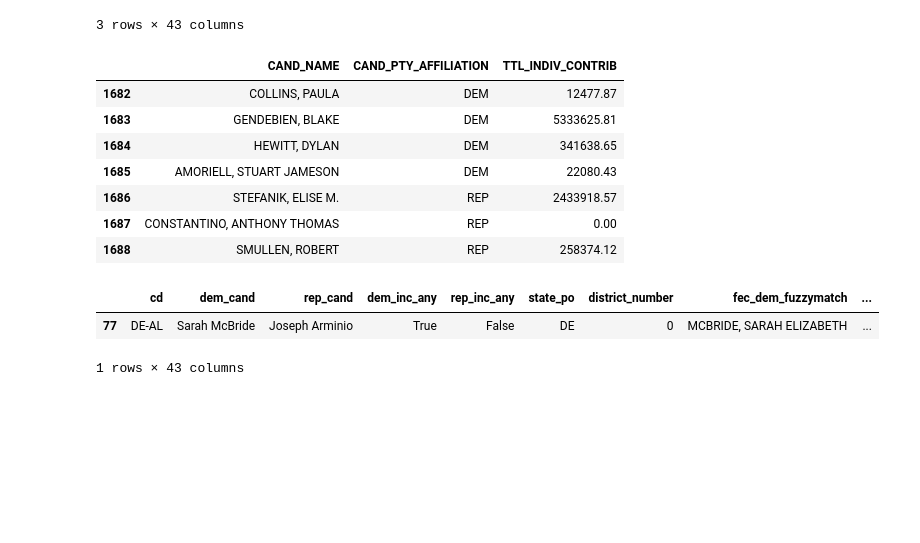
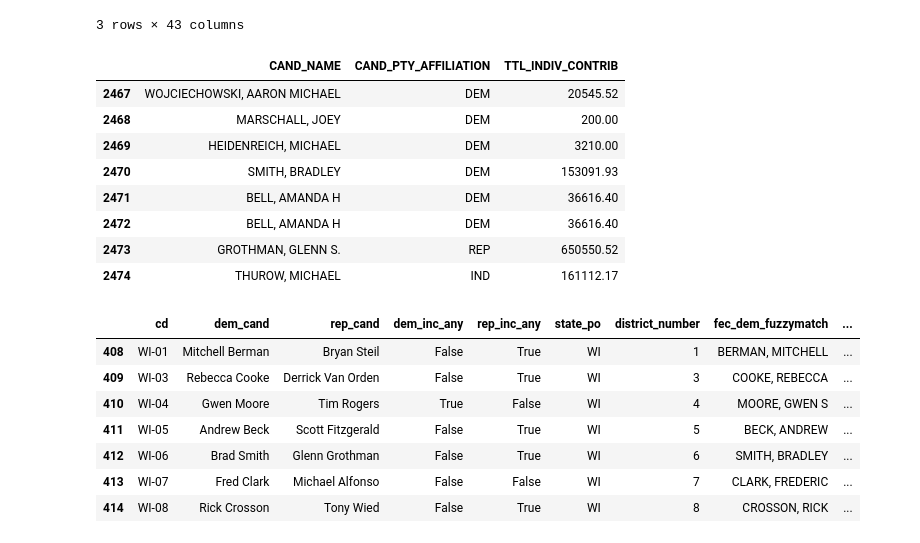
Before and after one commit to Hackquantumcpp/snoutcounter-midterms-2026-model, a Jupyter notebook: prediction/house/03-candidateinfo-wrangling.ipynb, the cells around one changed output. Saved outputs shown, nothing was run; the diff lists cells and outputs as text; code cells hidden in the pictures; blank space fills up the shorter version.

```diff
--- a/prediction/house/03-candidateinfo-wrangling.ipynb
+++ b/prediction/house/03-candidateinfo-wrangling.ipynb
@@ -839,22 +839,28 @@ candinfo.head(3)
 for party in ['dem', 'rep']:
     candinfo[f'{party}_poll_avg'] = candinfo[f'{party}_poll_avg'].fillna(0)
 # %%
-fec[(fec['CAND_OFFICE_ST'] == 'NY') &
-    (fec['CAND_OFFICE_DISTRICT'] == 21)][['CAND_NAME', 'CAND_PTY_AFFILIATION', 'TTL_INDIV_CONTRIB']]
+fec[(fec['CAND_OFFICE_ST'] == 'WI') &
+    (fec['CAND_OFFICE_DISTRICT'] == 6)][['CAND_NAME', 'CAND_PTY_AFFILIATION', 'TTL_INDIV_CONTRIB']]
 # %% [output]
 |  | CAND_NAME | CAND_PTY_AFFILIATION | TTL_INDIV_CONTRIB |
-| 1682 | COLLINS, PAULA | DEM | 12477.87 |
-| 1683 | GENDEBIEN, BLAKE | DEM | 5333625.81 |
-| 1684 | HEWITT, DYLAN | DEM | 341638.65 |
-| 1685 | AMORIELL, STUART JAMESON | DEM | 22080.43 |
-| 1686 | STEFANIK, ELISE M. | REP | 2433918.57 |
-| 1687 | CONSTANTINO, ANTHONY THOMAS | REP | 0.00 |
-| 1688 | SMULLEN, ROBERT | REP | 258374.12 |
+| 2467 | WOJCIECHOWSKI, AARON MICHAEL | DEM | 20545.52 |
+| 2468 | MARSCHALL, JOEY | DEM | 200.00 |
+| 2469 | HEIDENREICH, MICHAEL | DEM | 3210.00 |
+| 2470 | SMITH, BRADLEY | DEM | 153091.93 |
+| 2471 | BELL, AMANDA H | DEM | 36616.40 |
+| 2472 | BELL, AMANDA H | DEM | 36616.40 |
+| 2473 | GROTHMAN, GLENN S. | REP | 650550.52 |
+| 2474 | THUROW, MICHAEL | IND | 161112.17 |
 # %%
-candinfo[candinfo['state_po'] == 'DE']
+candinfo[candinfo['state_po'] == 'WI']
 # %% [output]
 |  | cd | dem_cand | rep_cand | dem_inc_any | rep_inc_any | state_po | district_number | fec_dem_fuzzymatch | ... |
-| 77 | DE-AL | Sarah McBride | Joseph Arminio | True | False | DE | 0 | MCBRIDE, SARAH ELIZABETH | ... |
+| 408 | WI-01 | Mitchell Berman | Bryan Steil | False | True | WI | 1 | BERMAN, MITCHELL | ... |
+| 409 | WI-03 | Rebecca Cooke | Derrick Van Orden | False | True | WI | 3 | COOKE, REBECCA | ... |
+| 410 | WI-04 | Gwen Moore | Tim Rogers | True | False | WI | 4 | MOORE, GWEN S | ... |
+| 411 | WI-05 | Andrew Beck | Scott Fitzgerald | False | True | WI | 5 | BECK, ANDREW | ... |
+| 412 | WI-06 | Brad Smith | Glenn Grothman | False | True | WI | 6 | SMITH, BRADLEY | ... |
+| 413 | WI-07 | Fred Clark | Michael Alfonso | False | False | WI | 7 | CLARK, FREDERIC | ... |
+| 414 | WI-08 | Rick Crosson | Tony Wied | False | True | WI | 8 | CROSSON, RICK | ... |
-1 rows × 43 columns
 # %%
 candinfo.to_csv('transformed/2026_house_prediction_dataset.csv')
```
Also changed, not shown: 2 other files.
